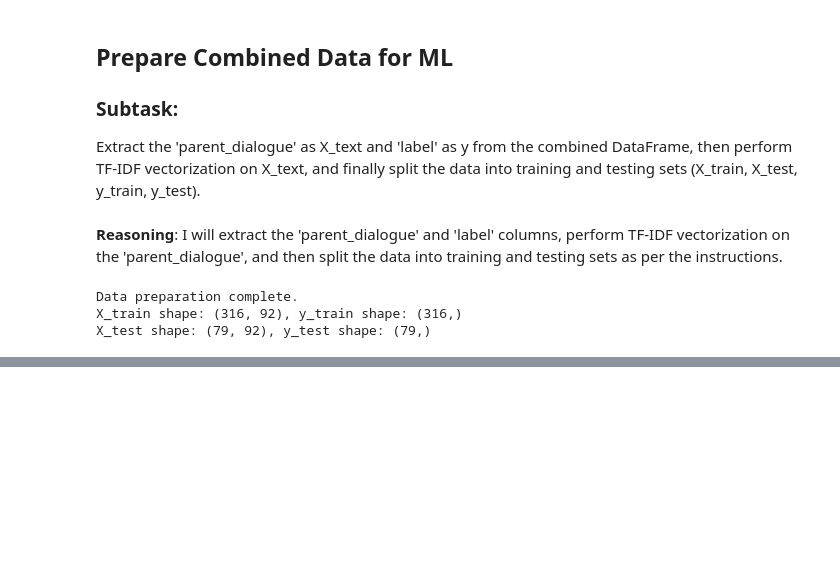
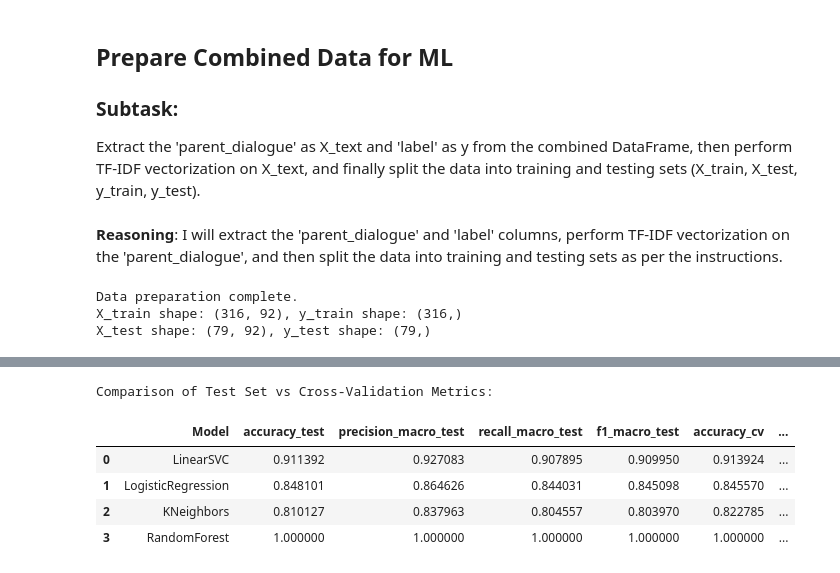
Before and after one commit to Abhiksahu3092/Autism_detection, a Jupyter notebook: test (1).ipynb, the cells around one changed output, grey strips where cells are left out. Cells and saved outputs as stored; diff of their text form; code cells hidden in the pictures; blank space fills up the shorter version.

```diff
--- a/test (1).ipynb
+++ b/test (1).ipynb
@@ -497,0 +436,11 @@ Parameters: { "use_label_encoder" } are not used.
+# %%
+# 6. Summary Table for Cross-Validation Results
+summary_df = pd.DataFrame({
+    model: {metric: cv_results[model][metric].mean() for metric in cv_results[model]} for model in cv_results
+}).T
+summary_df = summary_df.rename_axis('Model').reset_index()
+
+print("\nCross-Validation Mean Scores Summary:")
+display(summary_df)
+
+# Feature importance plots (already present in previous cell for models that support it)
@@ -497,0 +454,33 @@ Parameters: { "use_label_encoder" } are not used.
+# %%
+# 7. Create comparison DataFrame (Test Set vs Cross-Validation Metrics)
+from sklearn.metrics import accuracy_score, precision_score, recall_score, f1_score
+
+# Gather test set metrics for each model
+test_metrics = {}
+test_predictions = {
+    'LinearSVC': y_pred_svm,
+    'LogisticRegression': pred_lr,
+    'KNeighbors': pred_knn,
+    'RandomForest': pred_rf
+}
+for name, pred in test_predictions.items():
+    test_metrics[name] = {
+        'accuracy': accuracy_score(y_test, pred),
+        'precision_macro': precision_score(y_test, pred, average='macro', zero_division=0),
+        'recall_macro': recall_score(y_test, pred, average='macro', zero_division=0),
+        'f1_macro': f1_score(y_test, pred, average='macro', zero_division=0)
+    }
+test_df = pd.DataFrame(test_metrics).T.reset_index().rename(columns={'index': 'Model'})
+
+# Merge with cross-validation summary
+compare_df = pd.merge(test_df, summary_df, on='Model', suffixes=('_test', '_cv'))
+
+print("\nComparison of Test Set vs Cross-Validation Metrics:")
+display(compare_df)
+# %% [output]
+Comparison of Test Set vs Cross-Validation Metrics:
+|  | Model | accuracy_test | precision_macro_test | recall_macro_test | f1_macro_test | accuracy_cv | ... |
+| 0 | LinearSVC | 0.911392 | 0.927083 | 0.907895 | 0.909950 | 0.913924 | ... |
+| 1 | LogisticRegression | 0.848101 | 0.864626 | 0.844031 | 0.845098 | 0.845570 | ... |
+| 2 | KNeighbors | 0.810127 | 0.837963 | 0.804557 | 0.803970 | 0.822785 | ... |
+| 3 | RandomForest | 1.000000 | 1.000000 | 1.000000 | 1.000000 | 1.000000 | ... |
```
Also changed, not shown: parts of 27 cells of this notebook.
